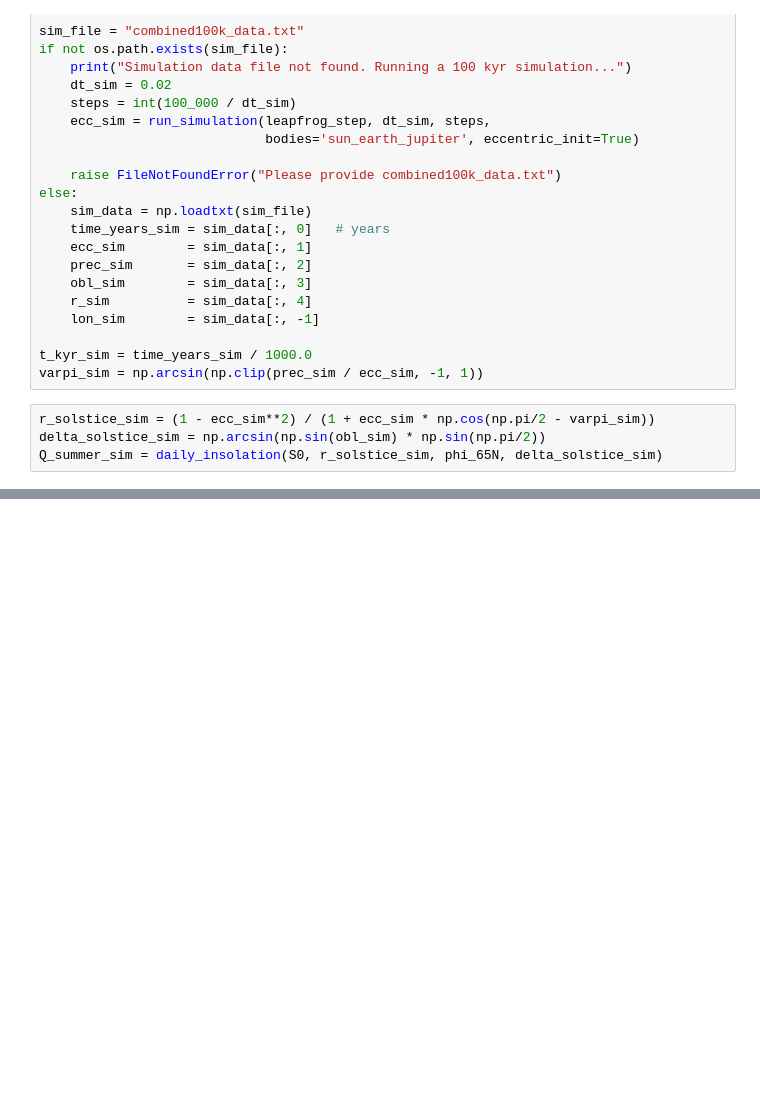
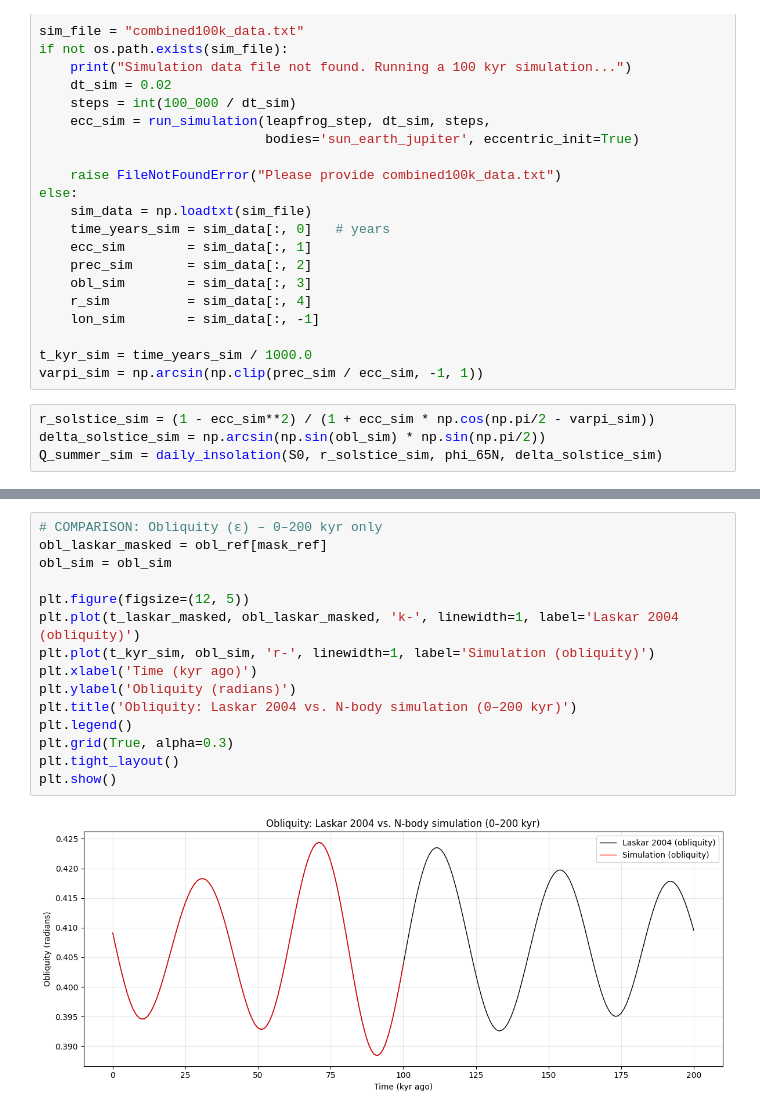
Before and after one commit to hazellau-cpu/earth-orbit-insolation, a Jupyter notebook: annika.ipynb, the cells around one changed output, grey strips where cells are left out. Drawn from its saved outputs; the diff is of its cells as text; blank space fills up the shorter version.

```diff
--- a/annika.ipynb
+++ b/annika.ipynb
@@ -519,0 +534,17 @@ plt.show()
+# %%
+# COMPARISON: Obliquity (ε) – 0–200 kyr only
+obl_laskar_masked = obl_ref[mask_ref]
+obl_sim = obl_sim
+
+plt.figure(figsize=(12, 5))
+plt.plot(t_laskar_masked, obl_laskar_masked, 'k-', linewidth=1, label='Laskar 2004 (obliquity)')
+plt.plot(t_kyr_sim, obl_sim, 'r-', linewidth=1, label='Simulation (obliquity)')
+plt.xlabel('Time (kyr ago)')
+plt.ylabel('Obliquity (radians)')
+plt.title('Obliquity: Laskar 2004 vs. N‑body simulation (0–200 kyr)')
+plt.legend()
+plt.grid(True, alpha=0.3)
+plt.tight_layout()
+plt.show()
+# %% [output]
+[figure, added]
```
Also changed, not shown: parts of 15 cells of this notebook.
